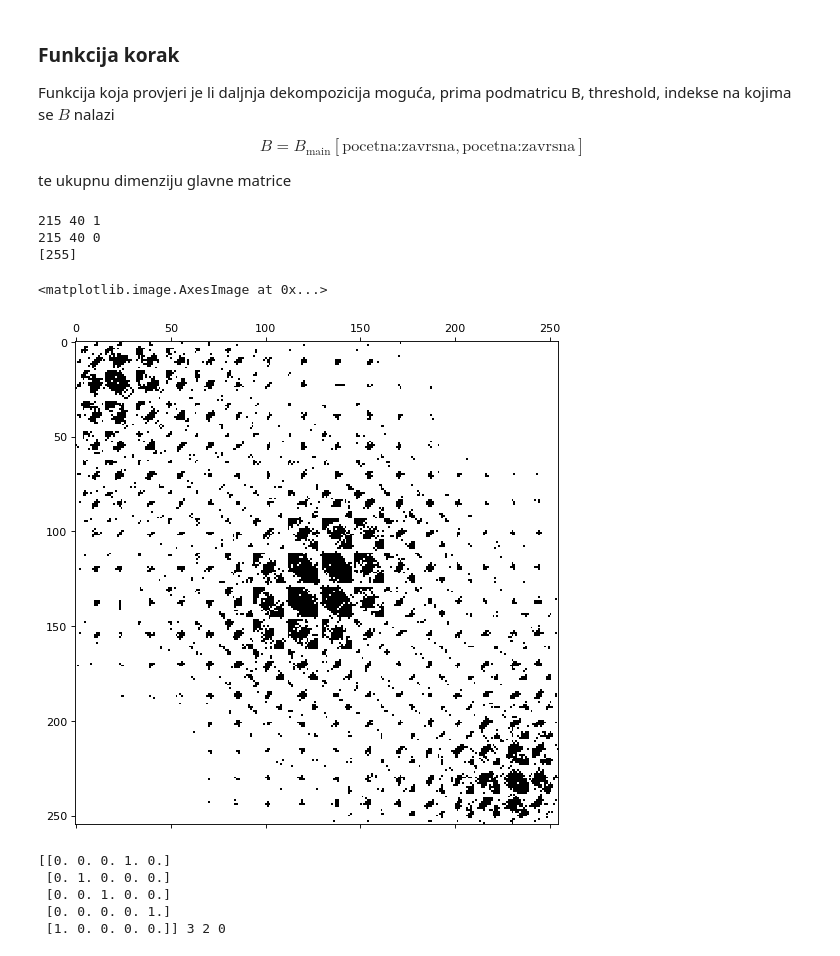
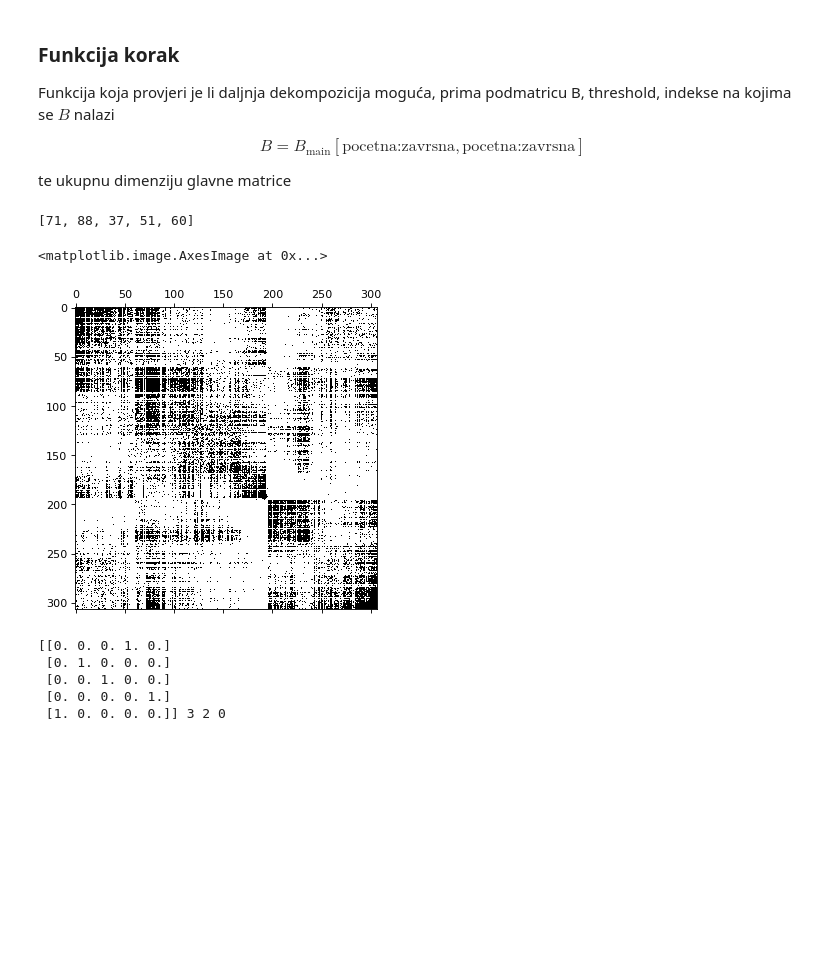
Before and after one commit to krunivan/mtmap, a Jupyter notebook: seminar.ipynb, the cells around one changed output. Cells and saved outputs as stored; diff of their text form; code cells hidden in the pictures; blank space fills up the shorter version.

```diff
--- a/seminar.ipynb
+++ b/seminar.ipynb
@@ -122,6 +122,8 @@ def korak2(B, thr):
     n1 = sum(vektor <= 0)
     n2 = sum(vektor > 0)
 
+    n = n1+n2
+
     P = permmat(np.argsort(vektor))
     Bnew = P @ B @ np.transpose(P)
 
@@ -142,34 +144,31 @@ def SVDmetastable2(B, thr):
         blokovi.append(n)
         return blokovi, permutacija
     else:
-        print("Usao")
+        permutacija = P@permutacija
         B = P @ B @ np.transpose(P)
         blok1, perm1 = SVDmetastable2(B[0:n1,0:n1], thr)
         blok2, perm2 = SVDmetastable2(B[n1:n,n1:n], thr)
-        permutacija[0:n1, 0:n1] = perm1
-        permutacija[n1:n, n1:n] = perm2
+        pomp = np.zeros((n,n))
+        pomp[0:n1, 0:n1] = perm1
+        pomp[n1:n, n1:n] = perm2
+
+        permutacija = pomp @ permutacija
         blokovi = blok1 + blok2
         return blokovi, permutacija
 # %%
 thr = .5
-k = max(ph300.shape)
-P,n1,n2,flag = korak2(ph300, .8)
-print(n1,n2,flag)
-P,n1,n2,flag = korak(ph300, .8,0,255,255)
-print(n1,n2,flag)
-blokovi, P = SVDmetastable2(ph300,thr)
 
-ph = P @ ph300 @ np.transpose(P)
+blokovi, P = SVDmetastable2(ph500,thr)
+
+ph = P @ ph500 @ np.transpose(P)
 
 print(blokovi)
-figure(figsize=(8, 8), dpi=80)
+figure(figsize=(5, 5), dpi=80)
 plt.spy(ph)
 # %% [output]
-215 40 1
-215 40 0
-[255]
+[71, 88, 37, 51, 60]
 <matplotlib.image.AxesImage at 0x...>
-[figure, old version]
+[figure, new version]
 # %%
 B = np.array([[0.1655,0.0393,0.0887,0.0192,0.6872],
              [0.0252,0.1888,0.1788,0.5436,0.0636],
```
Also changed, not shown: parts of 2 cells of this notebook.
